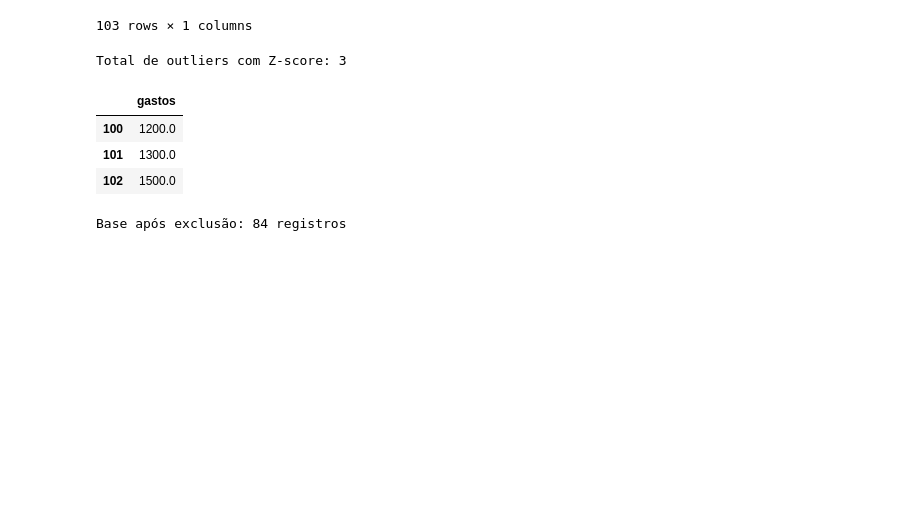
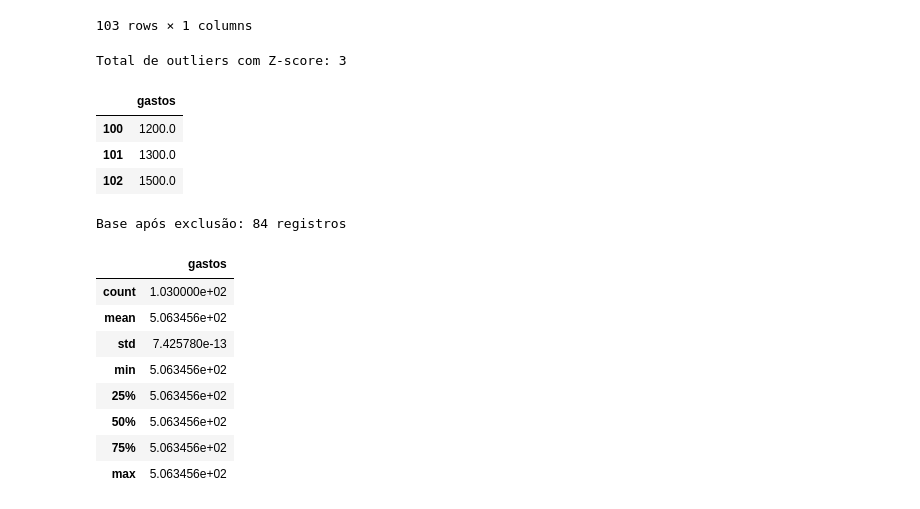
Before and after one commit to JoaoAntoni07/estudo-catijr, a Jupyter notebook: semana-04/semana04_aulas.ipynb, the cells around one changed output. Saved outputs shown, nothing was run; the diff lists cells and outputs as text; code cells hidden in the pictures; blank space fills up the shorter version.

```diff
--- a/semana-04/semana04_aulas.ipynb
+++ b/semana-04/semana04_aulas.ipynb
@@ -713,0 +712,18 @@ Base após exclusão: 84 registros
+# %%
+  # substituir por outro outliers
+# mediana - ideal para valores assimétricos
+# q1 ou q3 - usar os próprios limites dos quartis
+df_substituido = df.copy()
+mediana = df['gastos'].median()
+df_substituido.loc[(df['gastos'] < limite_inferior) | (df['gastos'] > limite_superior), 'gastos'] = mediana
+df_substituido.describe()
+# %% [output]
+|  | gastos |
+| count | 1.030000e+02 |
+| mean | 5.063456e+02 |
+| std | 7.425780e-13 |
+| min | 5.063456e+02 |
+| 25% | 5.063456e+02 |
+| 50% | 5.063456e+02 |
+| 75% | 5.063456e+02 |
+| max | 5.063456e+02 |
```
Also changed, not shown: parts of 1 cell of this notebook.
